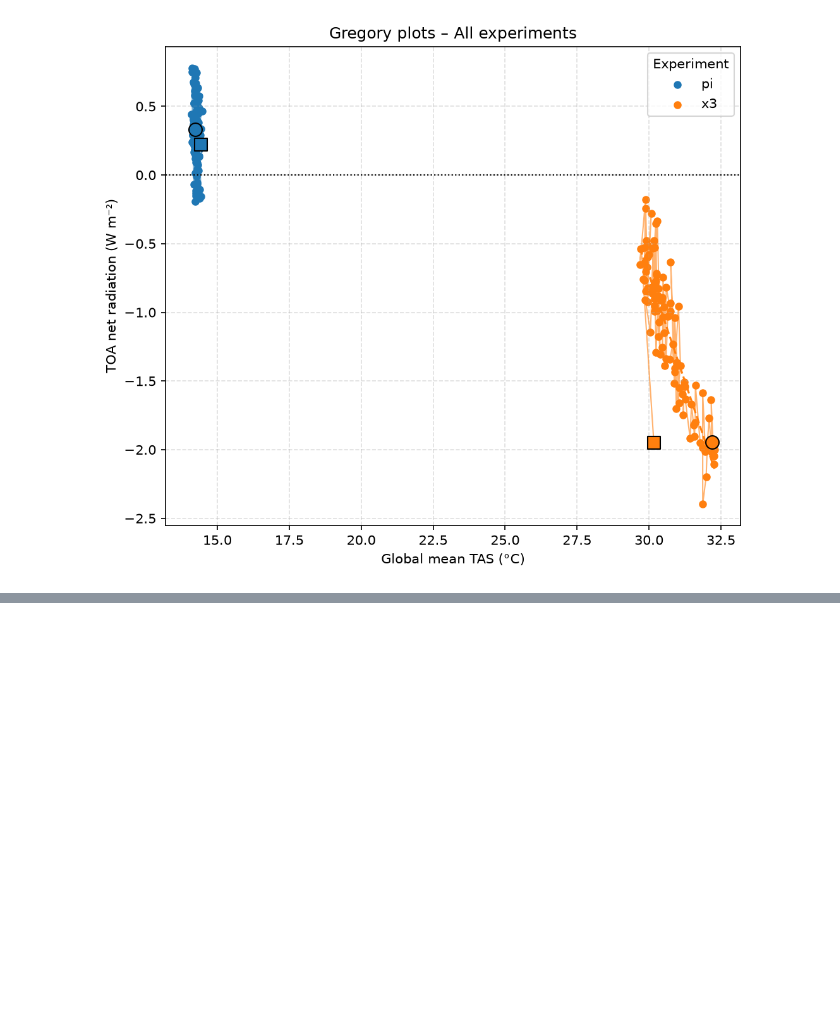
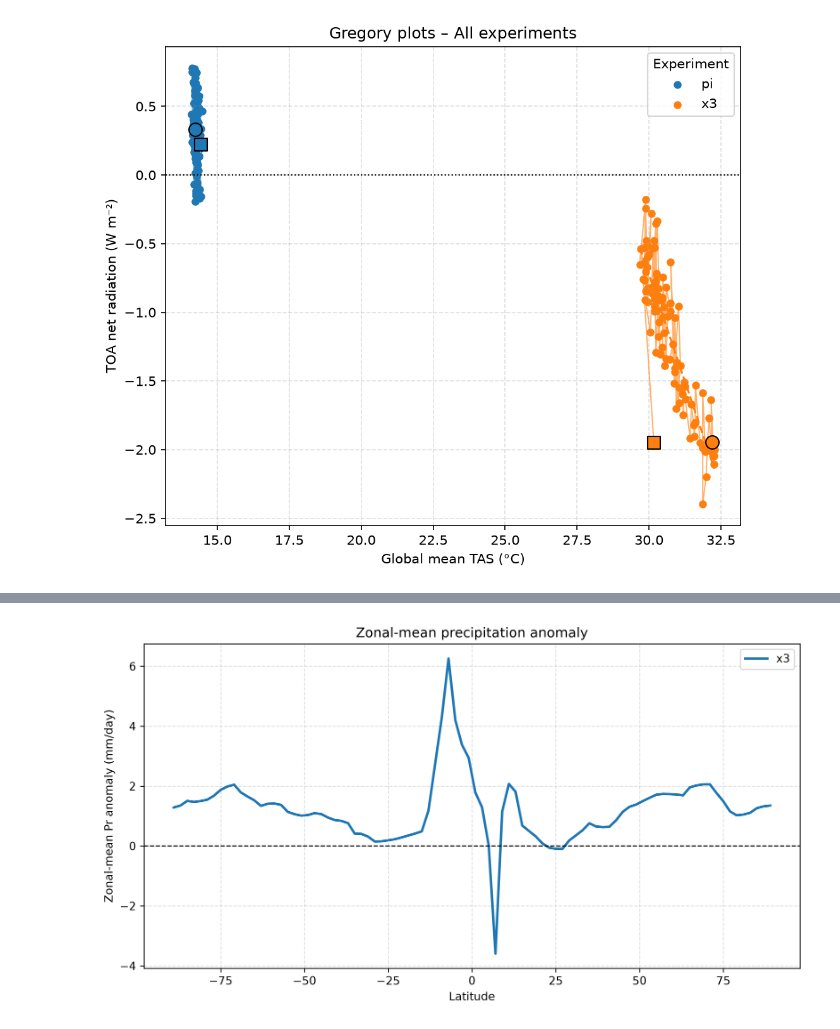
Before and after one commit to renatacoppo/eoctools, a Jupyter notebook: eoctools/data_analysis/data-analysis-new.ipynb, the cells around one changed output, grey strips where cells are left out. Saved outputs shown, nothing was run; the diff lists cells and outputs as text; code cells hidden in the pictures; blank space fills up the shorter version.

```diff
--- a/eoctools/data_analysis/data-analysis-new.ipynb
+++ b/eoctools/data_analysis/data-analysis-new.ipynb
@@ -212,0 +253,9 @@ array([ 0.33036001,  0.17113884,  0.18116059, -0.05535234,  0.4100632 ,
+# %%
+# Computing anual zonal mean anomalies against pi values
+# pr_zonal_anom dimensions will be (lat: 90)
+
+pr_zonal_anom = {
+    k: pr_zonal_mean[k] - pr_zonal_mean[reference]
+    for k in pr_zonal_mean
+    if k != reference
+}
@@ -315,0 +475,10 @@ x3: 100 valid points
+# %%
+# Zonal mean annual PR anomalies
+plot_zonal_anomalies(
+    anomalies=pr_zonal_anom,
+    title="Zonal-mean precipitation anomaly",
+    ylabel="Zonal-mean Pr anomaly (mm/day)",
+    save="pr_zonal_anom.png"
+)
+# %% [output]
+[figure, added]
```
Also changed, not shown: parts of 24 cells of this notebook, 1 other file.
